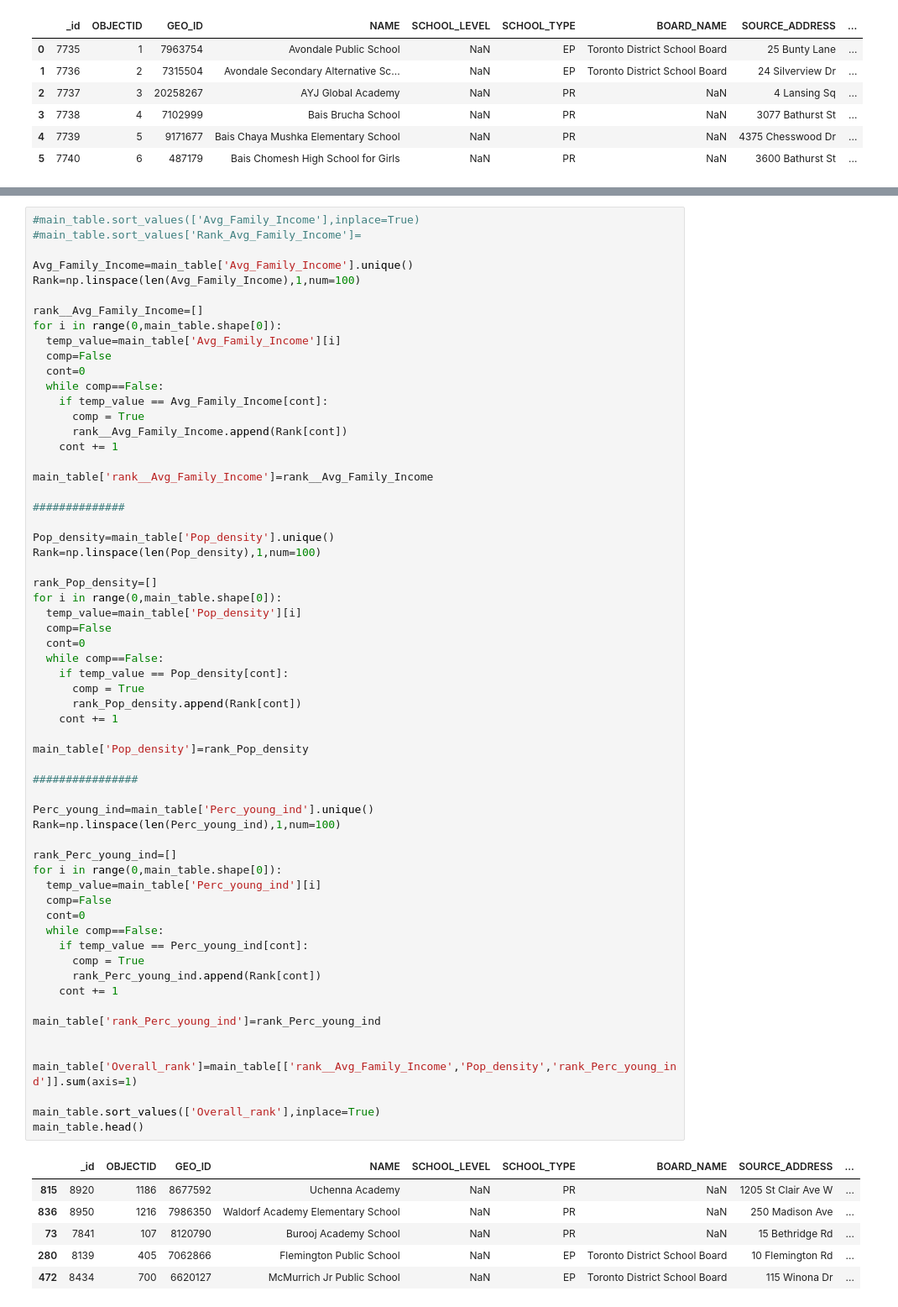
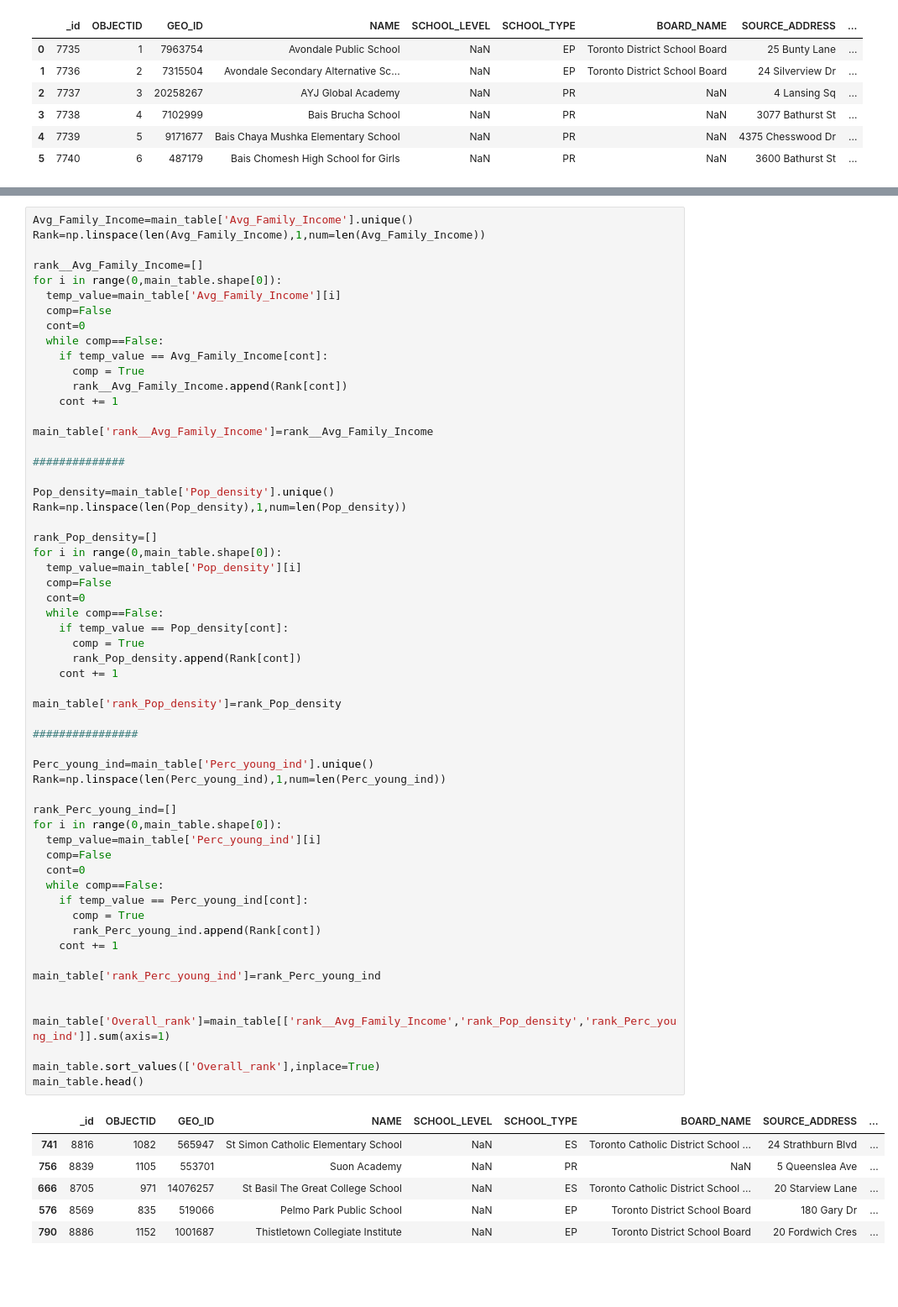
Before and after one commit to fkeppeler/Coursera_Capstone, a Jupyter notebook: Clash_of_Neighbourhoods_Capstone_DataScienceIBM.ipynb, the cells around one changed output, grey strips where cells are left out. Shown at 84% size. Drawn from its saved outputs; the diff is of its cells as text; blank space fills up the shorter version.

```diff
--- a/Clash_of_Neighbourhoods_Capstone_DataScienceIBM.ipynb
+++ b/Clash_of_Neighbourhoods_Capstone_DataScienceIBM.ipynb
@@ -181,9 +228,6 @@ g = sns.pairplot(features,kind="reg")
 # %%
-#main_table.sort_values(['Avg_Family_Income'],inplace=True)
-#main_table.sort_values['Rank_Avg_Family_Income']=
-
 Avg_Family_Income=main_table['Avg_Family_Income'].unique()
-Rank=np.linspace(len(Avg_Family_Income),1,num=100)
+Rank=np.linspace(len(Avg_Family_Income),1,num=len(Avg_Family_Income))
 
 rank__Avg_Family_Income=[]
 for i in range(0,main_table.shape[0]):
@@ -201,7 +245,7 @@ main_table['rank__Avg_Family_Income']=rank__Avg_Family_Income
 ##############
 
 Pop_density=main_table['Pop_density'].unique()
-Rank=np.linspace(len(Pop_density),1,num=100)
+Rank=np.linspace(len(Pop_density),1,num=len(Pop_density))
 
 rank_Pop_density=[]
 for i in range(0,main_table.shape[0]):
@@ -211,38 +255,38 @@ for i in range(0,main_table.shape[0]):
   while comp==False:
     if temp_value == Pop_density[cont]:
       comp = True
       rank_Pop_density.append(Rank[cont])
     cont += 1
 
-main_table['Pop_density']=rank_Pop_density
+main_table['rank_Pop_density']=rank_Pop_density
 
 ################
 
 Perc_young_ind=main_table['Perc_young_ind'].unique()
-Rank=np.linspace(len(Perc_young_ind),1,num=100)
+Rank=np.linspace(len(Perc_young_ind),1,num=len(Perc_young_ind))
 
 rank_Perc_young_ind=[]
 for i in range(0,main_table.shape[0]):
   temp_value=main_table['Perc_young_ind'][i]
   comp=False
   cont=0
   while comp==False:
     if temp_value == Perc_young_ind[cont]:
       comp = True
       rank_Perc_young_ind.append(Rank[cont])
     cont += 1
 
 main_table['rank_Perc_young_ind']=rank_Perc_young_ind
 
 
-main_table['Overall_rank']=main_table[['rank__Avg_Family_Income','Pop_density','rank_Perc_young_ind']].sum(axis=1)
+main_table['Overall_rank']=main_table[['rank__Avg_Family_Income','rank_Pop_density','rank_Perc_young_ind']].sum(axis=1)
 
 main_table.sort_values(['Overall_rank'],inplace=True)
 main_table.head()
 # %% [output]
 |  | _id | OBJECTID | GEO_ID | NAME | SCHOOL_LEVEL | SCHOOL_TYPE | BOARD_NAME | SOURCE_ADDRESS | ... |
-| 815 | 8920 | 1186 | 8677592 | Uchenna Academy | NaN | PR | NaN | 1205 St Clair Ave W | ... |
-| 836 | 8950 | 1216 | 7986350 | Waldorf Academy Elementary School | NaN | PR | NaN | 250 Madison Ave | ... |
-| 73 | 7841 | 107 | 8120790 | Burooj Academy School | NaN | PR | NaN | 15 Bethridge Rd | ... |
-| 280 | 8139 | 405 | 7062866 | Flemington Public School | NaN | EP | Toronto District School Board | 10 Flemington Rd | ... |
-| 472 | 8434 | 700 | 6620127 | McMurrich Jr Public School | NaN | EP | Toronto District School Board | 115 Winona Dr | ... |
+| 741 | 8816 | 1082 | 565947 | St Simon Catholic Elementary School | NaN | ES | Toronto Catholic District School ... | 24 Strathburn Blvd | ... |
+| 756 | 8839 | 1105 | 553701 | Suon Academy | NaN | PR | NaN | 5 Queenslea Ave | ... |
+| 666 | 8705 | 971 | 14076257 | St Basil The Great College School | NaN | ES | Toronto Catholic District School ... | 20 Starview Lane | ... |
+| 576 | 8569 | 835 | 519066 | Pelmo Park Public School | NaN | EP | Toronto District School Board | 180 Gary Dr | ... |
+| 790 | 8886 | 1152 | 1001687 | Thistletown Collegiate Institute | NaN | EP | Toronto District School Board | 20 Fordwich Cres | ... |
```
Also changed, not shown: parts of 16 cells of this notebook.
